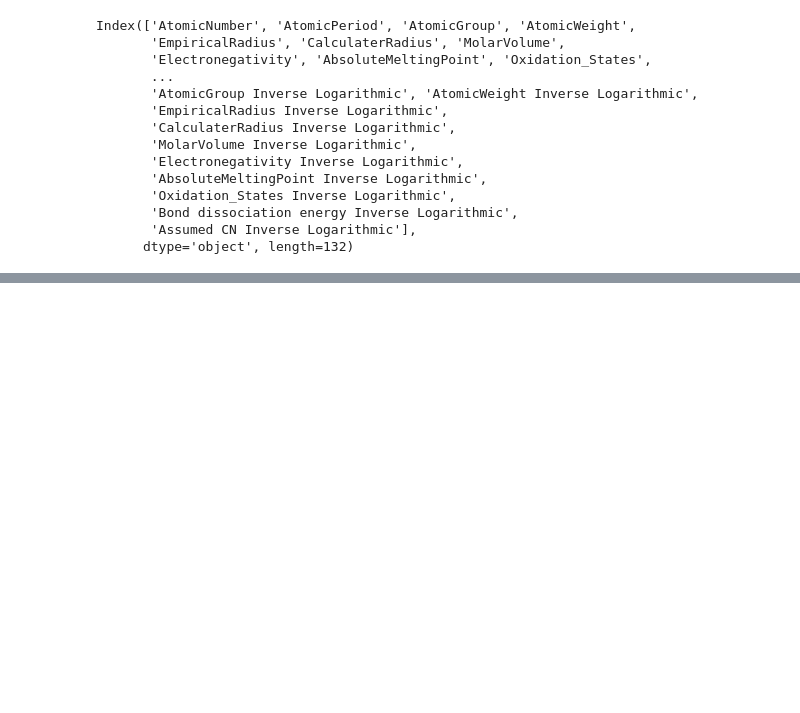
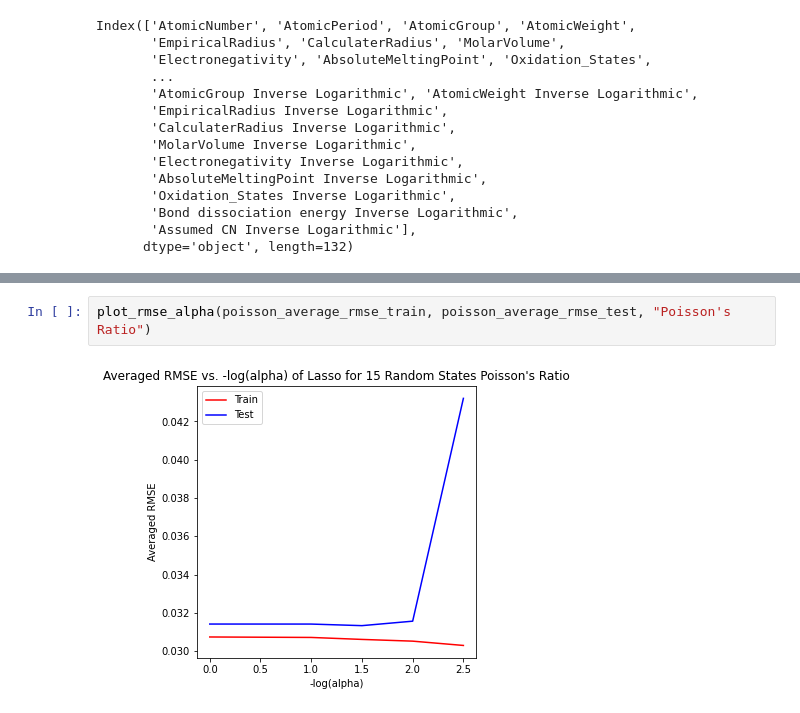
Before and after one commit to zachang890/ML_Research---Glass, a Jupyter notebook: lasso_feature_select.ipynb, the cells around one changed output, grey strips where cells are left out. Saved outputs shown, nothing was run; the diff lists cells and outputs as text; blank space fills up the shorter version.

```diff
--- a/lasso_feature_select.ipynb
+++ b/lasso_feature_select.ipynb
@@ -122,2 +116,6 @@ plt.legend()
+# %%
+plot_rmse_alpha(poisson_average_rmse_train, poisson_average_rmse_test, "Poisson's Ratio")
+# %% [output]
+[figure, added]
 # %%
 #Using optimal alpha value = 0.01
```
Also changed, not shown: parts of 18 cells of this notebook, 5 other files.
